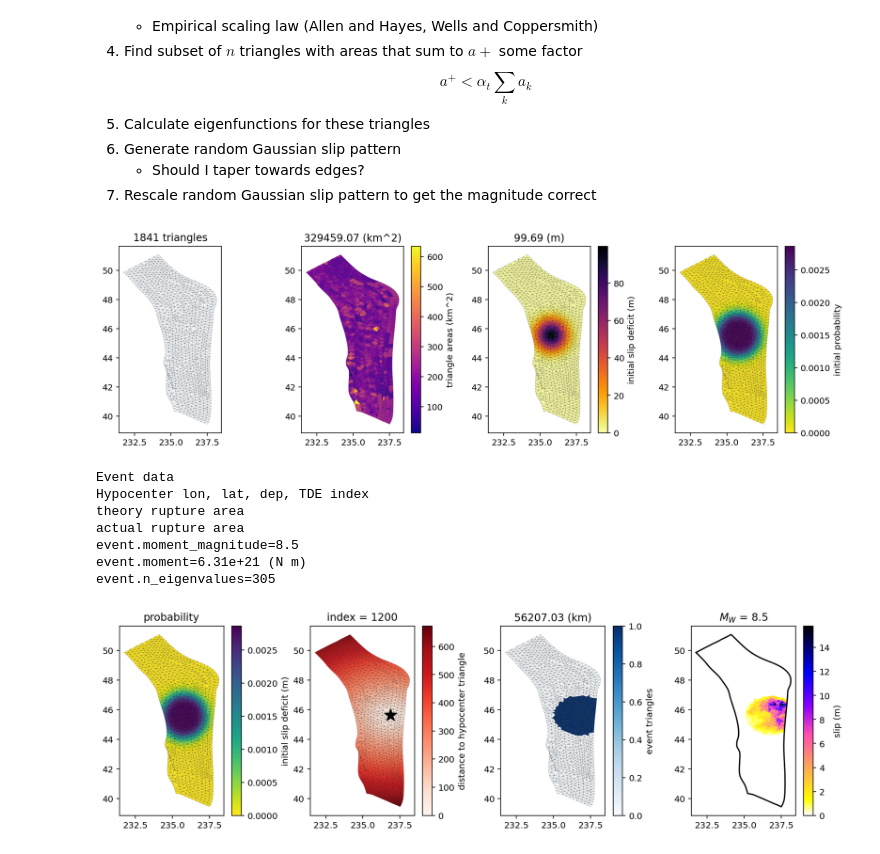
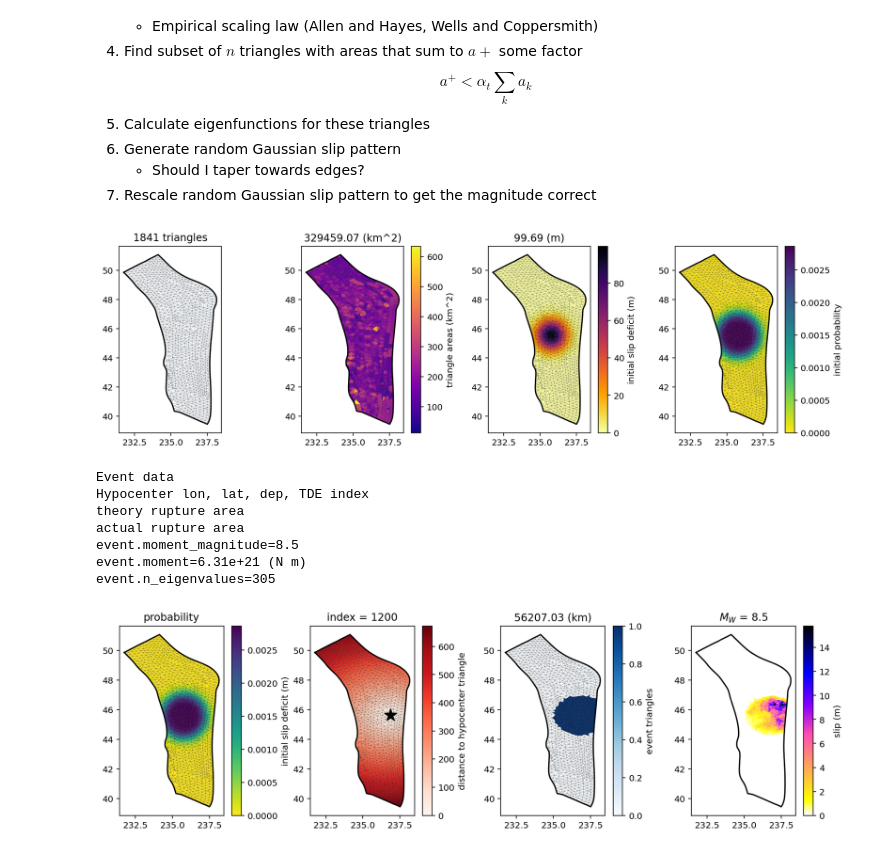
Before and after one commit to brendanjmeade/celeri, a Jupyter notebook: utilities/celeri_synthetic_slip_distributions_03.ipynb, the cells around one changed output. Cells and saved outputs as stored; diff of their text form; code cells hidden in the pictures.

Commit message:
Adding mesh outlines to plots

```diff
--- a/utilities/celeri_synthetic_slip_distributions_03.ipynb
+++ b/utilities/celeri_synthetic_slip_distributions_03.ipynb
@@ -425,42 +425,41 @@ sources.lon = np.array([235.779])
 sources.lat = np.array([45.553])
 sources.magnitude = np.array([100.0])
 sources.slip_type = ["dip_slip"]
-initial_slip_deficit = get_synthetic_accumulated_slip(
-    meshes[0], sources
-)
+initial_slip_deficit = get_synthetic_accumulated_slip(meshes[0], sources)
 initial_dip_slip_deficit = initial_slip_deficit[1::2]
 
 # Map slip defict to earthquake probability
 initial_probability = 1 - normalized_sigmoid(1e-5, 1e-1, initial_dip_slip_deficit)
 initial_probability = initial_probability - np.min(initial_probability)
 initial_probability = initial_probability / np.max(initial_probability)
 initial_probability = initial_probability / np.sum(initial_probability)
 
-
-
 # Plot all mesh data and initial slip deficit condition
 plt.figure(figsize=(15, 4))
 plt.subplot(1, 4, 1)
-pc = plot_meshes(meshes, np.zeros(meshes[0].areas.size), plt.gca(), "Blues")# plt.colorbar(pc, label="triangle areas (km^2)")
+pc = plot_meshes(meshes, np.zeros(meshes[0].areas.size), plt.gca(), "Blues")
+plt.plot(meshes[0].x_perimeter, meshes[0].y_perimeter, "-k")
 plt.title(f"{meshes[0].n_tde} triangles")
 
 plt.subplot(1, 4, 2)
 pc = plot_meshes(meshes, meshes[0].areas / 1e6, plt.gca(), "plasma")
 plt.colorbar(pc, label="triangle areas (km^2)")
+plt.plot(meshes[0].x_perimeter, meshes[0].y_perimeter, "-k")
 plt.title(f"{np.sum(meshes[0].areas) / KM2_TO_M2:0.2f} (km^2)")
 
 plt.subplot(1, 4, 3)
 pc = plot_meshes(meshes, initial_dip_slip_deficit, plt.gca(), "inferno_r")
 plt.colorbar(pc, label="initial slip deficit (m)")
+plt.plot(meshes[0].x_perimeter, meshes[0].y_perimeter, "-k")
 plt.title(f"{np.max(initial_dip_slip_deficit):0.2f} (m)")
 
 plt.subplot(1, 4, 4)
 pc = plot_meshes(meshes, initial_probability, plt.gca(), "viridis_r")
 plt.colorbar(pc, label="initial probability")
-# plt.title(f"{np.max(initial_dip_slip_deficit):0.2f} (m)")
+plt.plot(meshes[0].x_perimeter, meshes[0].y_perimeter, "-k")
 plt.show()
 # %% [output]
-[figure, old version]
+[figure, new version]
 # %%
 # Dictionary for storing `event` information for a single earthquake
 event = addict.Dict()
@@ -542,6 +541,7 @@ plt.figure(figsize=(15, 4))
 plt.subplot(1, 4, 1)
 pc = plot_meshes(meshes, initial_probability, plt.gca(), "viridis_r")
 plt.colorbar(pc, label="initial slip deficit (m)")
+plt.plot(meshes[0].x_perimeter, meshes[0].y_perimeter, "-k")
 plt.title(f"probability")
 
 plt.subplot(1, 4, 2)
@@ -558,6 +558,7 @@ plt.plot(
     "*k",
     markersize=15,
 )
+plt.plot(meshes[0].x_perimeter, meshes[0].y_perimeter, "-k")
 plt.title(f"index = {event.hypocenter_triangle_index[0]}")
 
 # Plot triangles involved in current event
@@ -566,6 +567,7 @@ fill_value = np.zeros(meshes[0].n_tde)
 fill_value[event.triangle_index] = 1
 pc = plot_meshes(meshes, fill_value, plt.gca(), "Blues")
 plt.colorbar(pc, label="event triangles")
+plt.plot(meshes[0].x_perimeter, meshes[0].y_perimeter, "-k")
 plt.title(f"{event.actual_area / KM2_TO_M2:0.2f} (km)")
 
 # Plot slip distribution
@@ -575,7 +577,6 @@ fill_value[event.triangle_index] = event.slip
 x_coords = meshes[0].meshio_object.points[:, 0]
 y_coords = meshes[0].meshio_object.points[:, 1]
 vertex_array = np.asarray(meshes[0].verts)
-
 ax = plt.gca()
 xy = np.c_[x_coords, y_coords]
 verts = xy[vertex_array]
@@ -595,7 +596,7 @@ plt.colorbar(pc, label="slip (m)")
 plt.title(f"$M_W$ = {event.moment_magnitude:0.3}")
 plt.show()
 # %% [output]
-[figure, old version]
+[figure, new version]
 # %%
 # TODO: Remove dependence on celeri?  Extract mesh read in function? Just read a mesh_parameters.json file?
 # TODO: Find nodes meshes[0].verts
```
